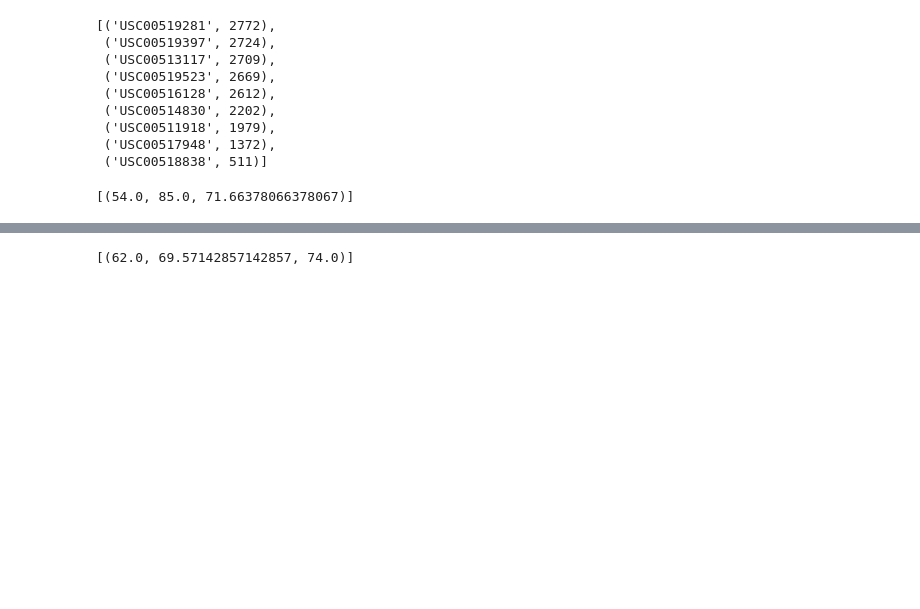
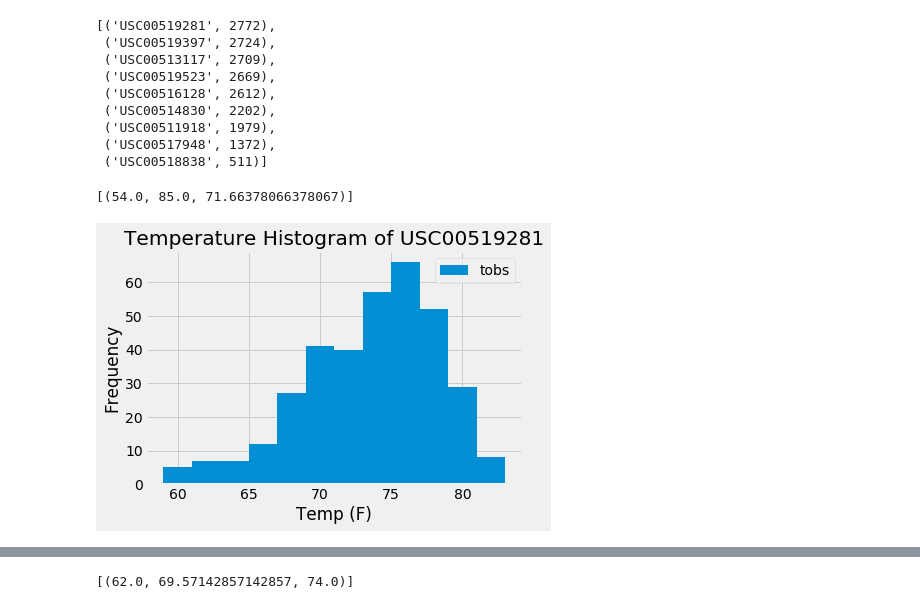
Before and after one commit to rschroer/allhomeworks, a Jupyter notebook: HW08/climate_starter_sqlite3.ipynb, the cells around one changed output, grey strips where cells are left out. Cells and saved outputs as stored; diff of their text form; code cells hidden in the pictures; blank space fills up the shorter version.

```diff
--- a/HW08/climate_starter_sqlite3.ipynb
+++ b/HW08/climate_starter_sqlite3.ipynb
@@ -120,6 +124,22 @@ FROM measurement
 # %%
 # Choose the station with the highest number of temperature observations.
 # Query the last 12 months of temperature observation data for this station and plot the results as a histogram
+cur.execute(f"SELECT date, tobs FROM measurement WHERE date > '{new_str}' AND station='{active_station}'")
+rows=cur.fetchall()
+
+temp_hist_df=pd.DataFrame(rows, columns=["date","tobs"])
+
+plt.hist(temp_hist_df["tobs"],bins=12)
+plt.legend(["tobs"])
+
+# Add title and labels
+plt.ylabel('Frequency')
+plt.xlabel('Temp (F)')
+plt.title(f"Temperature Histogram of {active_station}")
+
+plt.show()
+# %% [output]
+[figure, added]
 # %% [markdown]
 ![precipitation](Images/station-histogram.png)
 # %%
```
Also changed, not shown: parts of 16 cells of this notebook.
